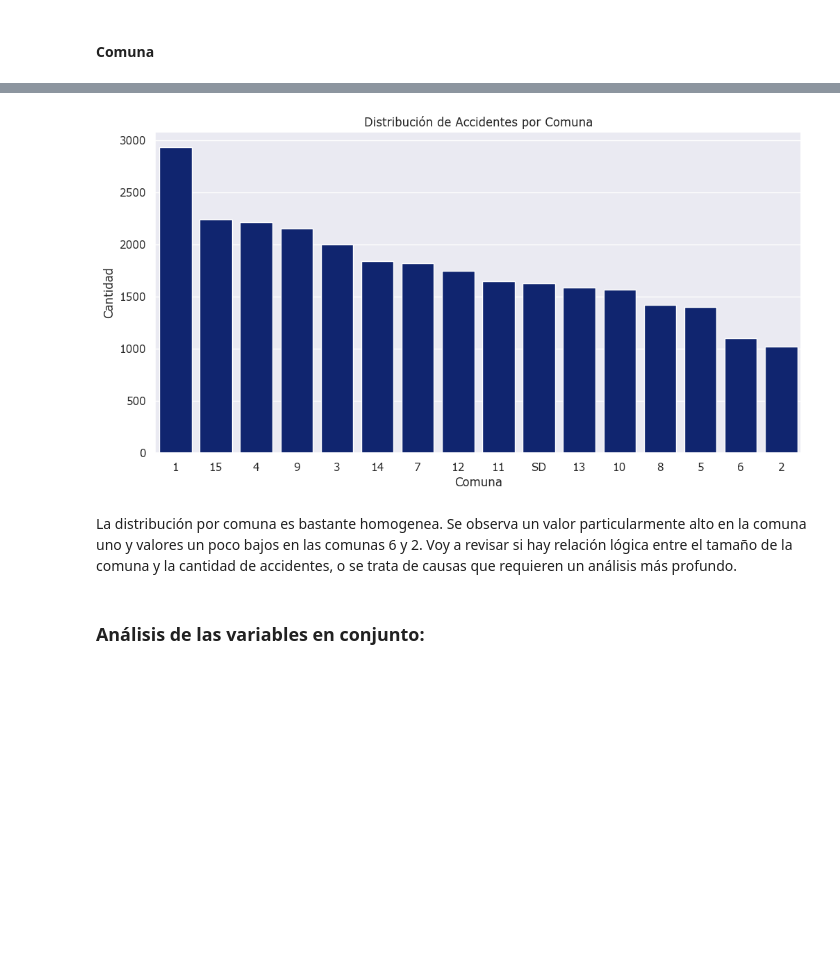
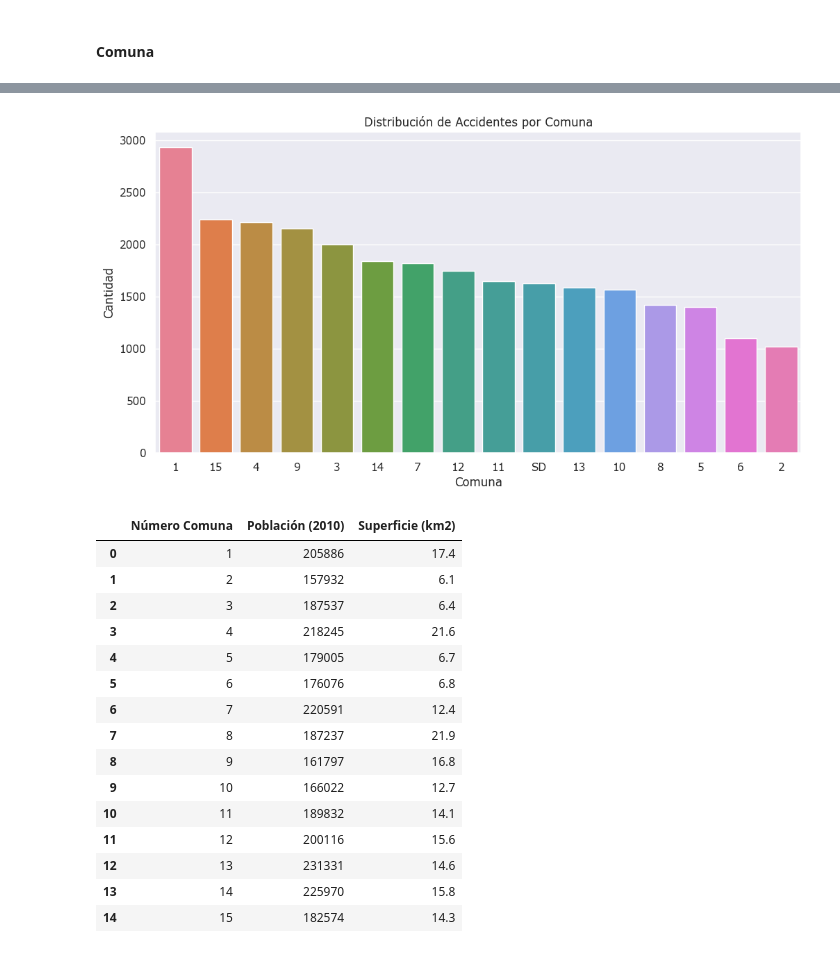
Before and after one commit to chelo1003/Henry_PI2_Accidentes, a Jupyter notebook: EDA/3_EDA_analisis.ipynb, the cells around one changed output, grey strips where cells are left out. Saved outputs shown, nothing was run; the diff lists cells and outputs as text; code cells hidden in the pictures; blank space fills up the shorter version.

```diff
--- a/EDA/3_EDA_analisis.ipynb
+++ b/EDA/3_EDA_analisis.ipynb
@@ -121,8 +121,8 @@ rango = df_accidentes["rango_etario"].value_counts()
 rango.sort_index(inplace=True)
 # %%
 plt.figure(figsize=(9,6))
-sns.set_theme(style="darkgrid",palette='crest',font="Verdana",font_scale=1)
-sns.barplot(x=rango.index, y=rango)
+sns.set_theme(style="darkgrid",palette='rocket',font="Verdana",font_scale=1)
+sns.barplot(x=rango.index, y=rango, hue=rango.index)
 plt.title('Distribución Etaria de Accidentes')
 plt.xlabel('Edad')
 plt.ylabel("Cantidad")
@@ -170,2 +185,4 @@ mas calles que avenidas, por lo tanto chocas más en avenidas
 # %% [markdown]
 #### Comuna
+# %%
+comuna = df_accidentes["comuna"].value_counts()
@@ -172,14 +191,30 @@ mas calles que avenidas, por lo tanto chocas más en avenidas
 # %%
 plt.figure(figsize=(12,6))
-sns.set_theme(style="darkgrid",palette='dark',font="Verdana",font_scale=1)
-sns.barplot(x=df_accidentes["comuna"].value_counts().index, y=df_accidentes["comuna"].value_counts())
+sns.set_theme(style="darkgrid",palette='rocket',font="Verdana",font_scale=1)
+sns.barplot(x=comuna.index, y=comuna, hue=comuna.index)
 plt.title('Distribución de Accidentes por Comuna')
 plt.xlabel('Comuna')
 plt.ylabel("Cantidad")
 plt.show()
 # %% [output]
-[figure, old version]
+[figure, new version]
-# %% [markdown]
-La distribución por comuna es bastante homogenea. Se observa un valor particularmente alto en la comuna uno y valores un poco bajos en las comunas 6 y 2. Voy a revisar si hay relación lógica entre el tamaño de la comuna y la cantidad de accidentes, o se trata de causas que requieren un análisis más profundo.
-# %% [markdown]
-### Análisis de las variables en conjunto:
+# %%
+df_comunas = pd.read_excel("../data/comunas.xlsx")
+df_comunas
+# %% [output]
+|  | Número Comuna | Población (2010) | Superficie (km2) |
+| 0 | 1 | 205886 | 17.4 |
+| 1 | 2 | 157932 | 6.1 |
+| 2 | 3 | 187537 | 6.4 |
+| 3 | 4 | 218245 | 21.6 |
+| 4 | 5 | 179005 | 6.7 |
+| 5 | 6 | 176076 | 6.8 |
+| 6 | 7 | 220591 | 12.4 |
+| 7 | 8 | 187237 | 21.9 |
+| 8 | 9 | 161797 | 16.8 |
+| 9 | 10 | 166022 | 12.7 |
+| 10 | 11 | 189832 | 14.1 |
+| 11 | 12 | 200116 | 15.6 |
+| 12 | 13 | 231331 | 14.6 |
+| 13 | 14 | 225970 | 15.8 |
+| 14 | 15 | 182574 | 14.3 |
```
Also changed, not shown: parts of 43 cells of this notebook.
